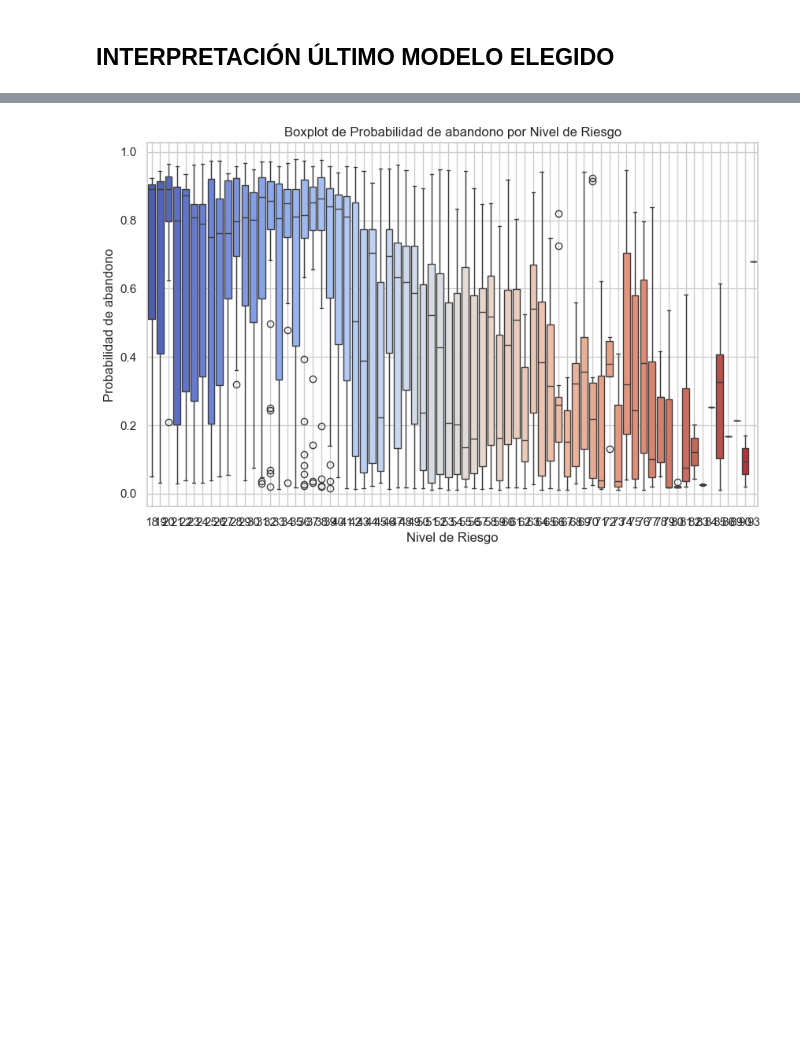
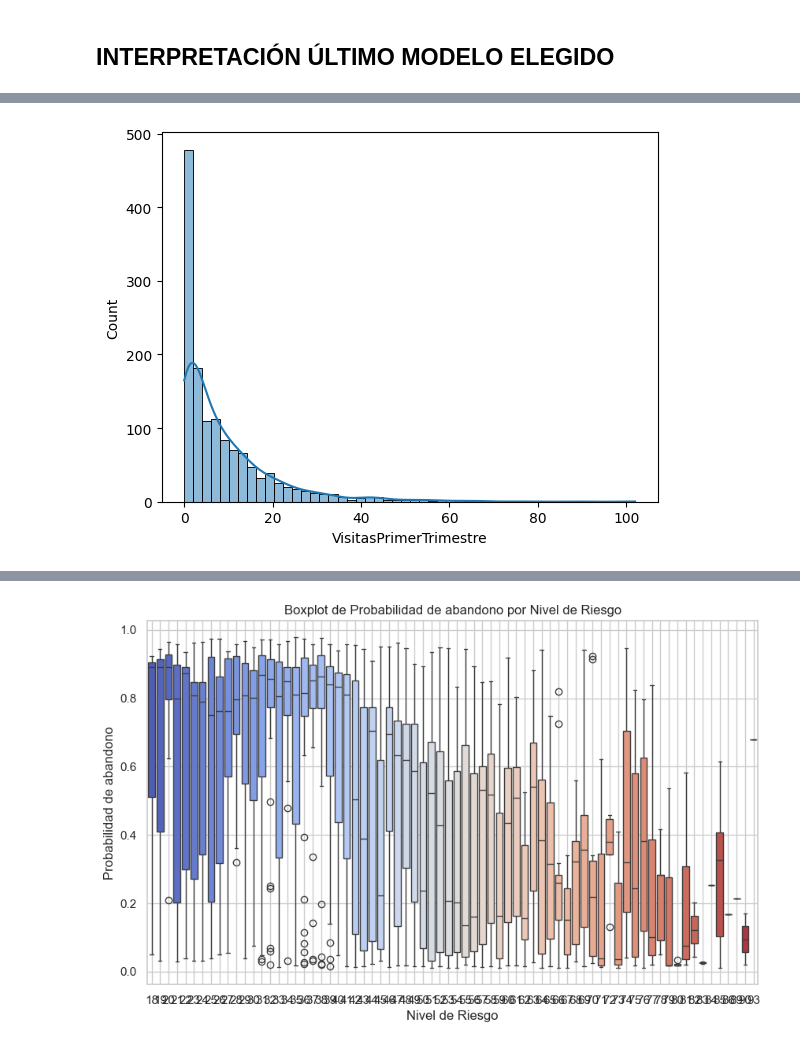
Before and after one commit to CescBlanco/TFM-FINAL, a Jupyter notebook: model/models.ipynb, the cells around one changed output, grey strips where cells are left out. Cells and saved outputs as stored; diff of their text form; code cells hidden in the pictures; blank space fills up the shorter version.

```diff
--- a/model/models.ipynb
+++ b/model/models.ipynb
@@ -1146,0 +1181,8 @@ df_validacion_modelo3
+# %%
+# Histograma con línea de distribución
+sns.histplot(df_validacion_modelo3['VisitasPrimerTrimestre'], bins=50, kde=True)
+
+# Mostrar el gráfico
+plt.show()
+# %% [output]
+[figure, added]
```
Also changed, not shown: parts of 13 cells of this notebook, 8 other files.
